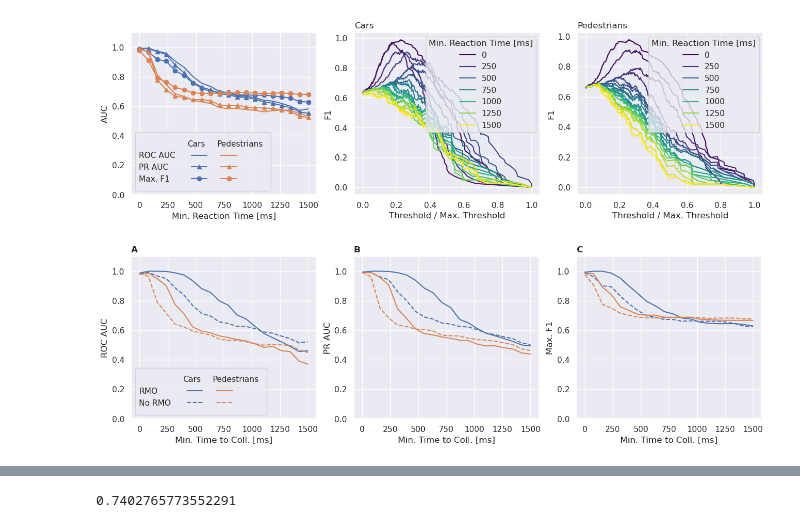
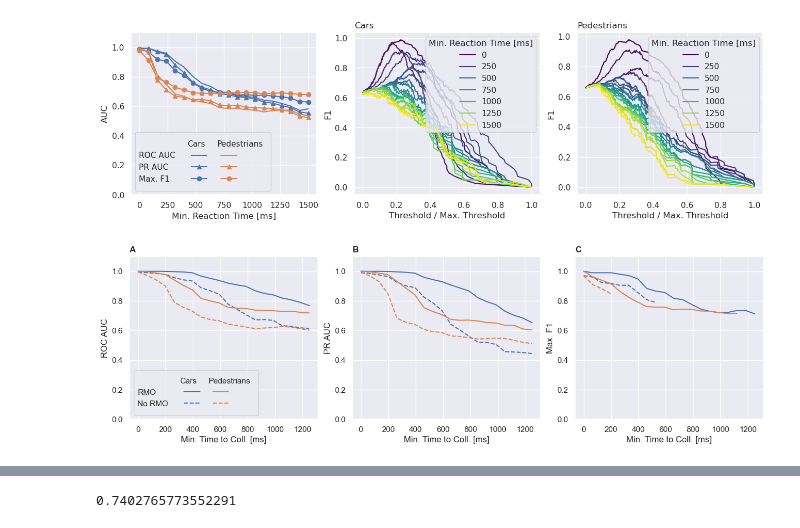
Before and after one commit to FabianSchubert/Bio-Inspired-Event-Based-Looming-Object-Detection-for-Automotive-Collision-Avoidance, a Jupyter notebook: experiments/carla_sim/random_spawn/gen_results.ipynb, the cells around one changed output, grey strips where cells are left out. Saved outputs shown, nothing was run; the diff lists cells and outputs as text; code cells hidden in the pictures.

```diff
--- a/experiments/carla_sim/random_spawn/gen_results.ipynb
+++ b/experiments/carla_sim/random_spawn/gen_results.ipynb
@@ -186,0 +212,13 @@ Name: sample_id, dtype: int64
+# %%
+fig, ax = plt.subplots(1, 3, figsize=(13,5))
+
+for k in range(3):
+
+    sns.lineplot(data=df_responses[(df_responses.tile_idx_x==k)
+                                & (df_responses.tile_idx_y==1)
+                                & (df_responses.coll_type=="none")],
+        x="time", y="Output Voltage", hue="sample_id", estimator=None,
+        ax=ax[k],
+    )
+fig.tight_layout()
+plt.show()
@@ -1113,7 +1239,10 @@ df_emd["positive"] = df_emd["coll_type"] != "none"
 
 n_sweep = 20
 
-min_react_time = np.linspace(0.0, 1500.0, n_sweep)
+t_max = 1500.
+
+min_react_time = np.linspace(0.0, 1250.0, n_sweep)
+delta_t = 250.0
 
 roc_car = []
 roc_pedestrian = []
@@ -1131,11 +1260,11 @@ max_f1_pedestrian = []
 
 for t in min_react_time:
     _df_car = df_emd[
-        ((df_emd["time"] <= -t) & (df_emd["time"] > -2500.)) & (df_emd["coll_type"] != "pedestrians")
+        ((df_emd["time"] <= -t) & (df_emd["time"] > -(t_max + delta_t)) & (df_emd["time"] > -t_max)) & (df_emd["coll_type"] != "pedestrians")
     ].copy()
 
     _df_pedestrian = df_emd[
-        ((df_emd["time"] <= -t) & (df_emd["time"] > -2500.)) & (df_emd["coll_type"] != "cars")
+        ((df_emd["time"] <= -t) & (df_emd["time"] > -(t_max + delta_t)) & (df_emd["time"] > -t_max)) & (df_emd["coll_type"] != "cars")
     ].copy()
 
     df_emd_max_resp_car = (
@@ -1191,11 +1320,11 @@ max_f1_pedestrian_linear = []
 
 for t in min_react_time:
     _df_car = df_emd[
-        ((df_emd["time"] <= -t) & (df_emd["time"] > -2500.)) & (df_emd["coll_type"] != "pedestrians")
+        ((df_emd["time"] <= -t) & (df_emd["time"] > -(t_max + delta_t)) & (df_emd["time"] > -t_max)) & (df_emd["coll_type"] != "pedestrians")
     ].copy()
 
     _df_pedestrian = df_emd[
-        ((df_emd["time"] <= -t) & (df_emd["time"] > -2500.)) & (df_emd["coll_type"] != "cars")
+        ((df_emd["time"] <= -t) & (df_emd["time"] > -(t_max + delta_t)) & (df_emd["time"] > -t_max)) & (df_emd["coll_type"] != "cars")
     ].copy()
 
     df_emd_max_resp_car = (
@@ -1277,34 +1406,34 @@ ax[1].set_ylim(top=1.1, bottom=0.0)
 ax[2].set_ylim(top=1.1, bottom=0.0)
 
 ax[0].set_ylabel("ROC AUC")
 ax[1].set_ylabel("PR AUC")
 ax[2].set_ylabel("Max. F1")
 
 ax[0].set_xlabel("Min. Time to Coll. [ms]")
 ax[1].set_xlabel("Min. Time to Coll. [ms]")
 ax[2].set_xlabel("Min. Time to Coll. [ms]")
 
 ax[0].set_title("A", loc="left", fontweight="bold")
 ax[1].set_title("B", loc="left", fontweight="bold")
 ax[2].set_title("C", loc="left", fontweight="bold")
 
 lg = ax[0].legend(
     ncol=3,
     handles=patches,
     handletextpad=-2.5,
     borderpad=1.0,
 )
 
 for i, text in enumerate(lg.get_texts()):
     if i in (4, 5, 7, 8):
         text.set_color("none")
 
 fig.tight_layout(pad=0.5)
 fig.savefig("score_comp_emd.png", dpi=400)
 fig.savefig("score_comp_emd.pdf")
 plt.show()
 # %% [output]
-[figure, old version]
+[figure, new version]
 # %%
 np.array([min_react_time, roc_car]).T
 # %% [output]
```
Also changed, not shown: parts of 19 cells of this notebook, 15 other files.
